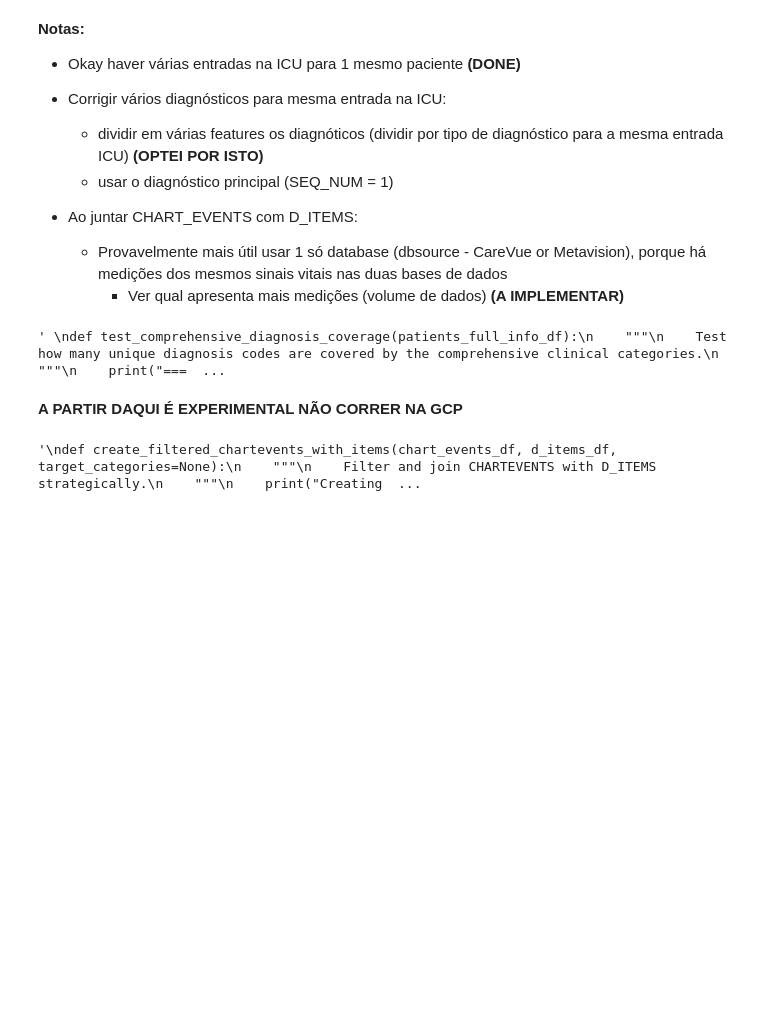
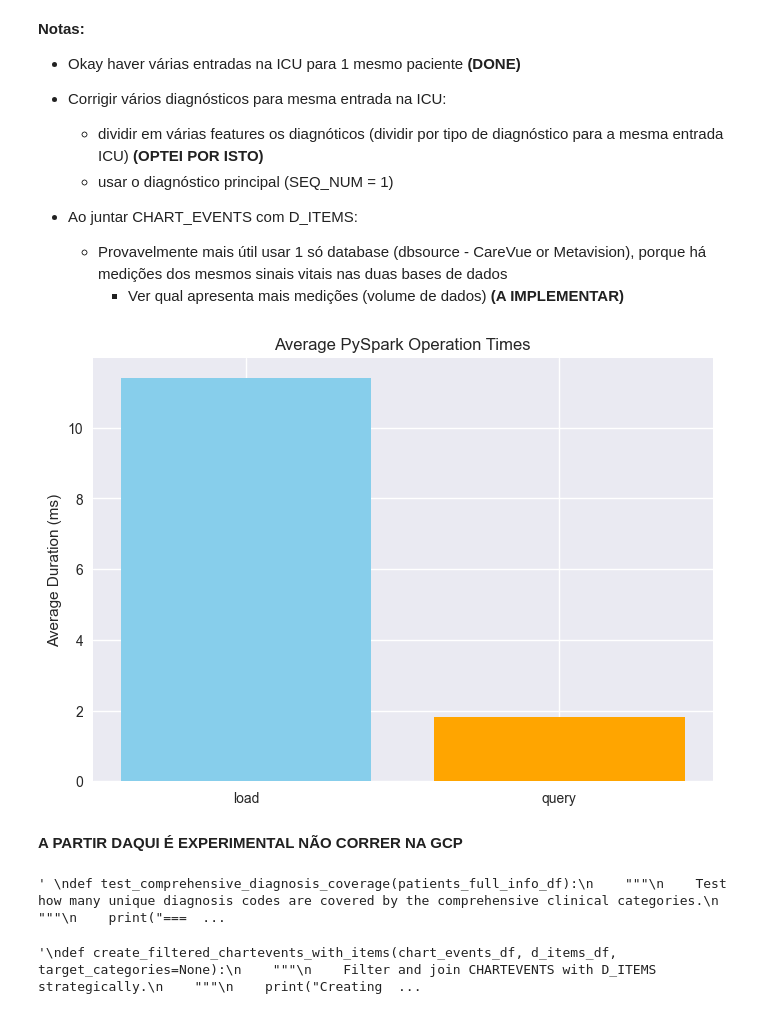
Before and after one commit to rodribro/ICU_LoS_prediction, a Jupyter notebook: src/notebook.ipynb, the cells around one changed output. Cells and saved outputs as stored; diff of their text form; code cells hidden in the pictures; blank space fills up the shorter version.

```diff
--- a/src/notebook.ipynb
+++ b/src/notebook.ipynb
@@ -65,6 +70,24 @@ def load_csv_table(spark, csv_dir, table_name):
 
     print(f"Loaded {table_name}: {count} rows in {end_time - start_time:.2f} seconds")
     return df
+# %%
+def load_csv_table(spark, csv_dir, table_name):
+    """Load a CSV table with performance timing."""
+    csv_path = os.path.join(csv_dir, f"{table_name.upper()}.csv")
+
+    print(f"Loading {table_name} from CSV...")
+    start_time = time.time()
+
+
+    df = spark.read.csv(csv_path, header=True, inferSchema=True)
+    df = df.drop("ROW_ID")
+    count = df.count()
+    end_time = time.time()
+    totalTime = end_time - start_time
+    time_markings_spark["load"].append(totalTime)
+
+    print(f"Loaded {table_name}: {count} rows in {end_time - start_time:.2f} seconds")
+    return df
 # %%
 spark = initialize_spark()
 
@@ -1342,6 +1359,50 @@ only showing top 20 rows
 * Ao juntar CHART_EVENTS com D_ITEMS:
     * Provavelmente mais útil usar 1 só database (dbsource - CareVue or Metavision), porque há medições dos mesmos sinais vitais nas duas bases de dados
         * Ver qual apresenta mais medições (volume de dados) <b> (A IMPLEMENTAR) </b>
+# %%
+'''
+def benchmark_query(patients_full_info_df, time_markings_spark):
+    start_time = time.time()
+
+    for i in range(10):
+        # Trigger action without showing output (to materialize the computation)
+        patients_full_info_df.count()
+
+    end_time = time.time()
+    totalTime = end_time - start_time
+
+
+
+    # Record the total benchmarking time
+    time_markings_spark["query"].append(totalTime)
+
+
+#funtion to graph by the average of each BQ operation
+def graphavg(time_markings_spark):
+    # Calculate averages
+    avg_times = {
+        op: sum(times)/len(times) if times else 0
+        for op, times in time_markings_spark.items()
+    }
+
+    # Prepare data for plotting
+    operations = list(avg_times.keys())
+    averages = list(avg_times.values())
+
+    # Plot
+    plt.bar(operations, averages, color=["skyblue", "orange", "green"])
+    plt.ylabel("Average Duration (ms)")
+    plt.title("Average PySpark Operation Times")
+    plt.show()
+
+
+benchmark_query(patients_full_info_df, time_markings_spark)
+graphavg(time_markings_spark)
+'''
+# %% [output]
+[figure, added]
+# %% [markdown]
+<b> A PARTIR DAQUI É EXPERIMENTAL NÃO CORRER NA GCP </b>
 # %%
 '''
 def create_comprehensive_diagnosis_features(patients_full_info_df):
@@ -1628,8 +1689,6 @@ def test_comprehensive_diagnosis_coverage(patients_full_info_df):
 coverage = test_comprehensive_diagnosis_coverage(patients_full_info_df)'''
 # %% [output]
 ' \ndef test_comprehensive_diagnosis_coverage(patients_full_info_df):\n    """\n    Test how many unique diagnosis codes are covered by the comprehensive clinical categories.\n    """\n    print("===  ...
-# %% [markdown]
-<b> A PARTIR DAQUI É EXPERIMENTAL NÃO CORRER NA GCP </b>
 # %%
 '''
 def create_filtered_chartevents_with_items(chart_events_df, d_items_df, target_categories=None):
```
Also changed, not shown: parts of 18 cells of this notebook, 3 other files.
